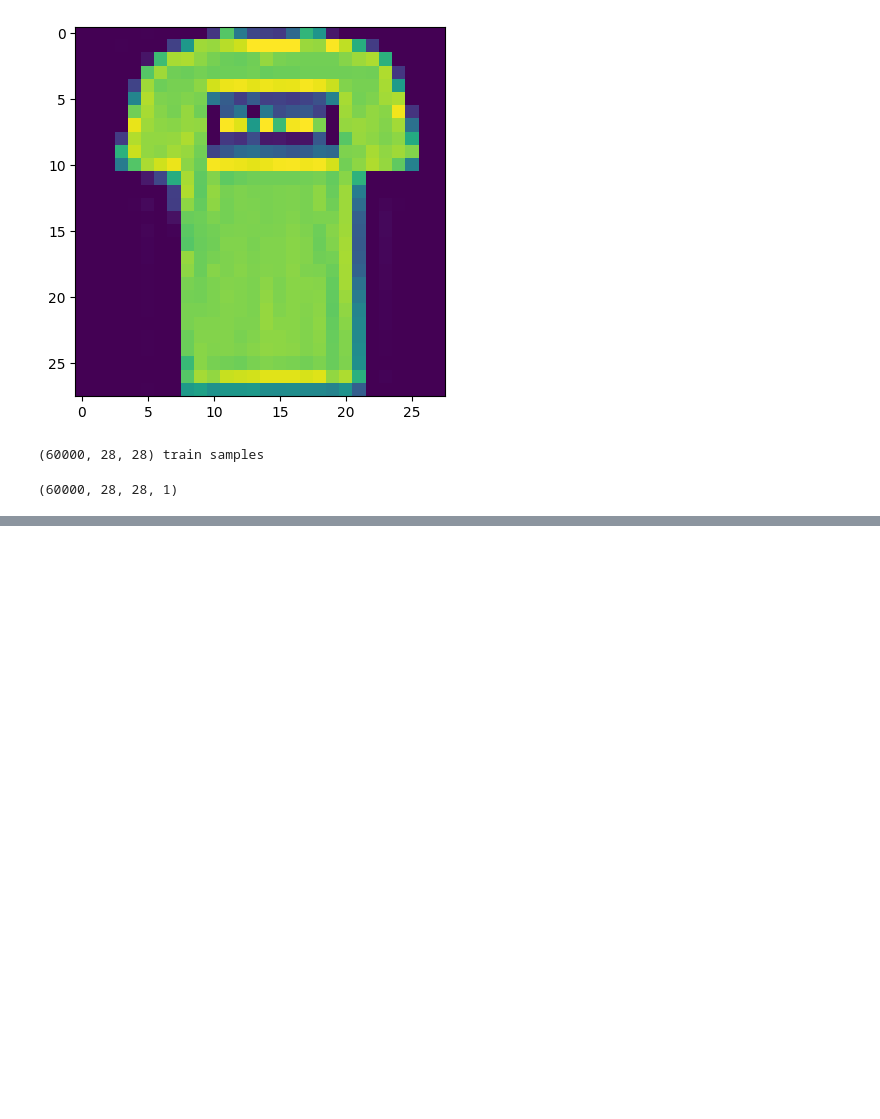
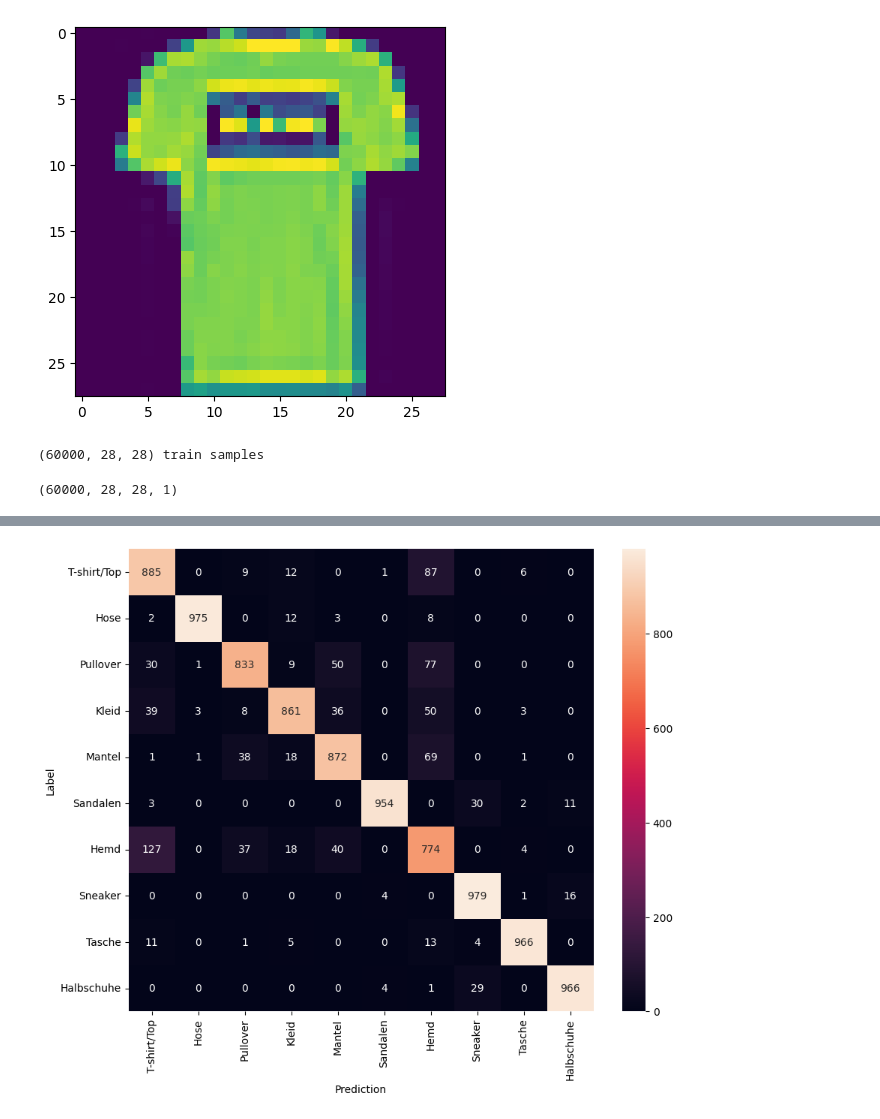
Before and after one commit to Hattinger04/KerasProjects, a Jupyter notebook: ClothesRecognition/AI/ai.ipynb, the cells around one changed output, grey strips where cells are left out. Saved outputs shown, nothing was run; the diff lists cells and outputs as text; code cells hidden in the pictures; blank space fills up the shorter version.

```diff
--- a/ClothesRecognition/AI/ai.ipynb
+++ b/ClothesRecognition/AI/ai.ipynb
@@ -236,0 +248,2 @@ Sandalen
+# %%
+y_pred = model.predict(test_images)
@@ -237,3 +252,17 @@ Sandalen
+# %%
+y_pred = tf.argmax(y_pred, axis=1)
+# %%
+confusion_mtx = tf.math.confusion_matrix(test_labels_untouched, y_pred)
+plt.figure(figsize=(10, 8))
+sns.heatmap(confusion_mtx,
+            xticklabels=labels,
+            yticklabels=labels,
+            annot=True, fmt='g')
+plt.xlabel('Prediction')
+plt.ylabel('Label')
+plt.show()
+# %% [output]
+[figure, added]
 # %%
 model.save('./data/save/model.mdl')
 model.save_weights("./data/save/model.h5")
```
Also changed, not shown: parts of 11 cells of this notebook, 26 other files.
